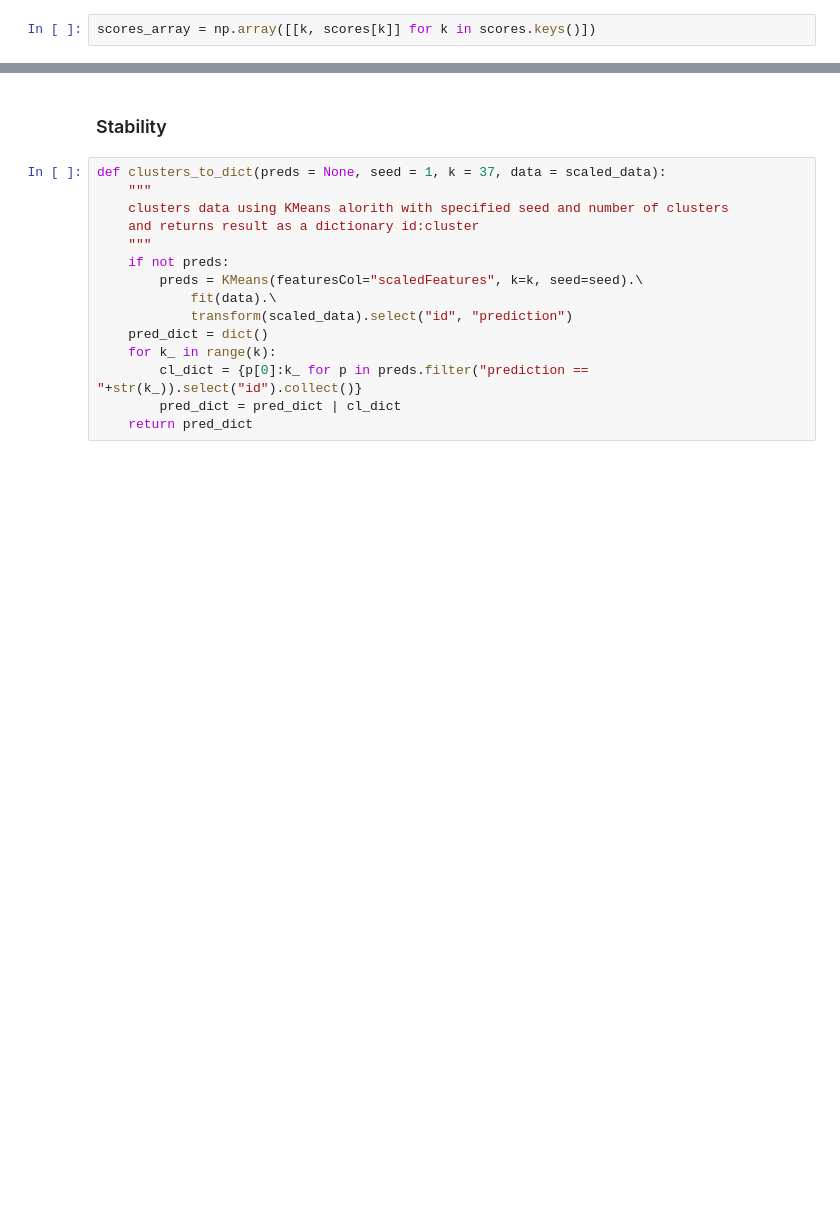
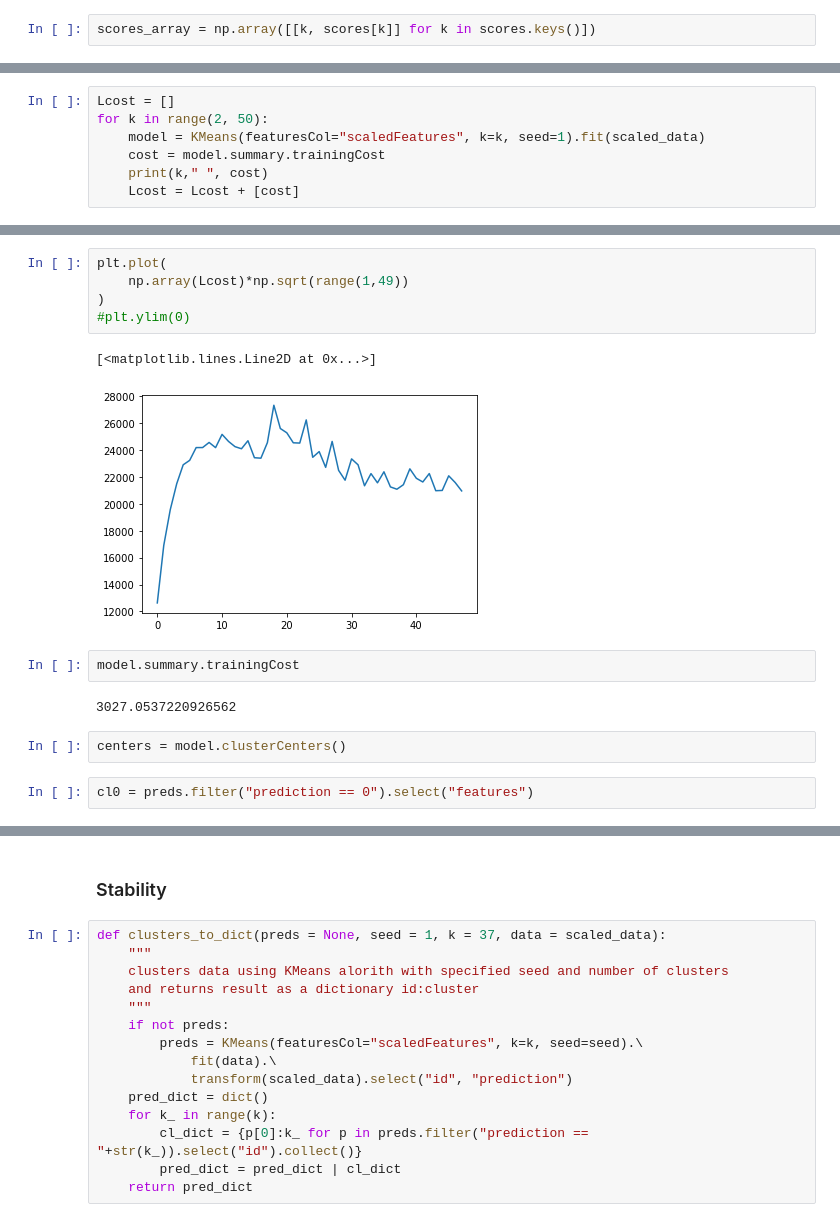
Before and after one commit to ALuchinsky/Spring2022_CS6500, a Jupyter notebook: notebooks/AL_kmeans_clustering.ipynb, the cells around one changed output, grey strips where cells are left out. Saved outputs shown, nothing was run; the diff lists cells and outputs as text; blank space fills up the shorter version.

```diff
--- a/notebooks/AL_kmeans_clustering.ipynb
+++ b/notebooks/AL_kmeans_clustering.ipynb
@@ -120,0 +126,7 @@ plt.axvline(x=37, linestyle = '--')
+# %%
+Lcost = []
+for k in range(2, 50):
+    model = KMeans(featuresCol="scaledFeatures", k=k, seed=1).fit(scaled_data)
+    cost = model.summary.trainingCost
+    print(k," ", cost)
+    Lcost = Lcost + [cost]
@@ -120,0 +151,16 @@ plt.axvline(x=37, linestyle = '--')
+# %%
+plt.plot(
+    np.array(Lcost)*np.sqrt(range(1,49))
+)
+#plt.ylim(0)
+# %% [output]
+[<matplotlib.lines.Line2D at 0x...>]
+[figure, added]
+# %%
+model.summary.trainingCost
+# %% [output]
+3027.0537220926562
+# %%
+centers = model.clusterCenters()
+# %%
+cl0 = preds.filter("prediction == 0").select("features")
```
Also changed, not shown: parts of 14 cells of this notebook.
